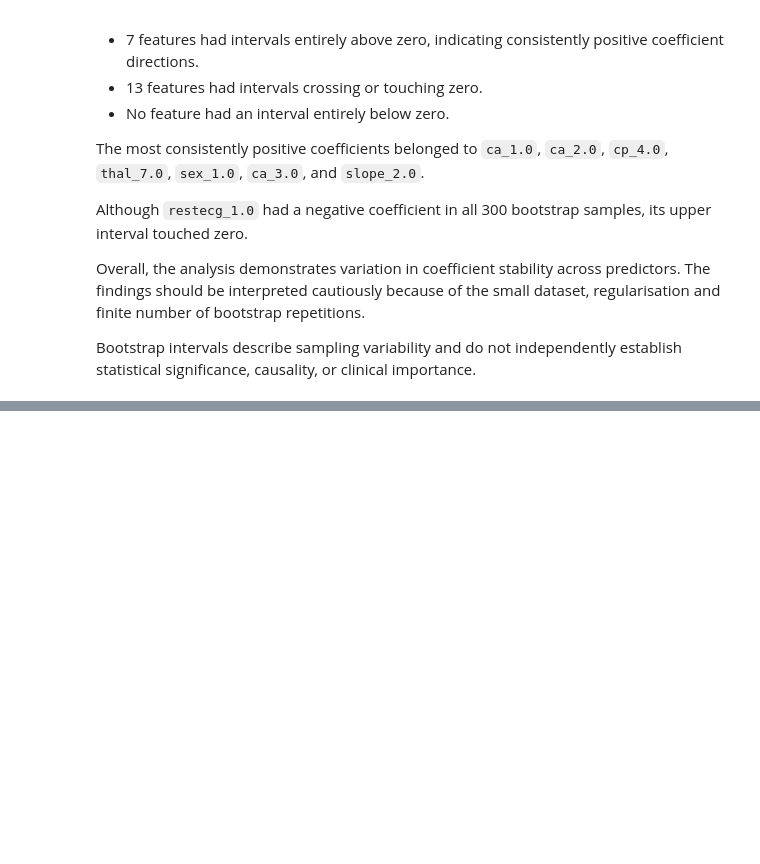
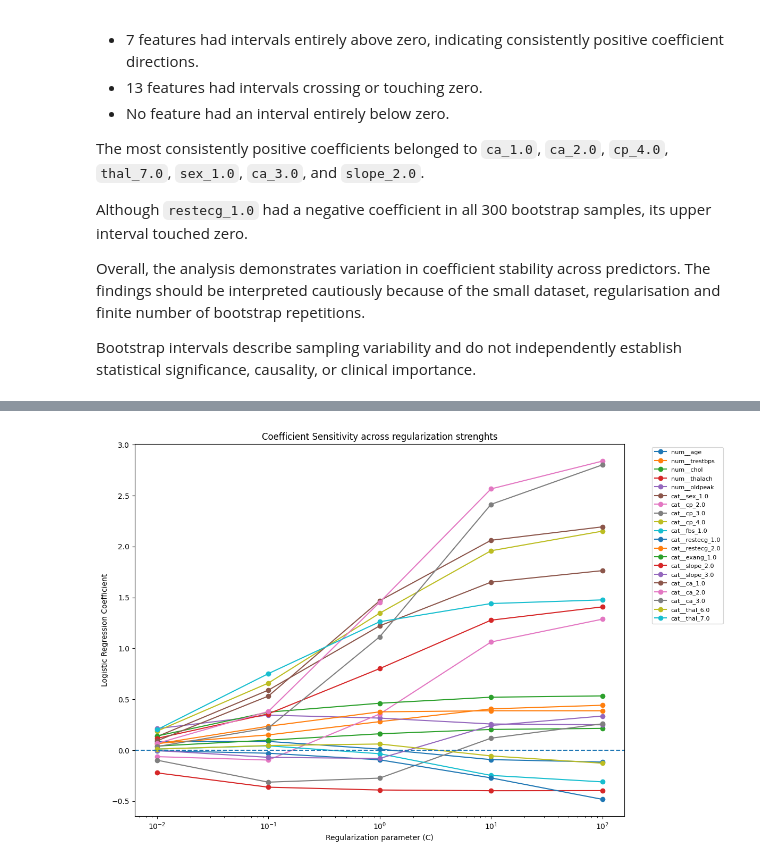
Before and after one commit to divyamohan6388-droid/cardiovascular-risk-prediction, a Jupyter notebook: notebooks/04_model_interpretation.ipynb, the cells around one changed output, grey strips where cells are left out. Saved outputs shown, nothing was run; the diff lists cells and outputs as text; code cells hidden in the pictures; blank space fills up the shorter version.

Commit message:
Regularisation sensitivity analysis

```diff
--- a/notebooks/04_model_interpretation.ipynb
+++ b/notebooks/04_model_interpretation.ipynb
@@ -655,0 +736,29 @@ Bootstrap intervals describe sampling variability and do not independently estab
+# %%
+# visualizing coefficients senstivity
+plt.figure(figsize=(12,8))
+
+for feature in sensitivity_df.index:
+    plt.plot(
+        C_values,
+        sensitivity_df.loc[feature],
+        marker = "o",
+        label = feature
+    )
+
+plt.xscale("log")
+plt.axhline(y=0,linestyle = "--")
+
+plt.xlabel("Regularization parameter (C)")
+plt.ylabel("Logistic Regression Coefficient")
+plt.title("Coefficient Sensitivity across regularization strenghts")
+
+plt.legend(
+    bbox_to_anchor=(1.05,1),
+    loc = "upper left",
+    fontsize = 8
+)
+
+plt.tight_layout()
+plt.show()
+# %% [output]
+[figure, added]
```
Also changed, not shown: parts of 3 cells of this notebook.
